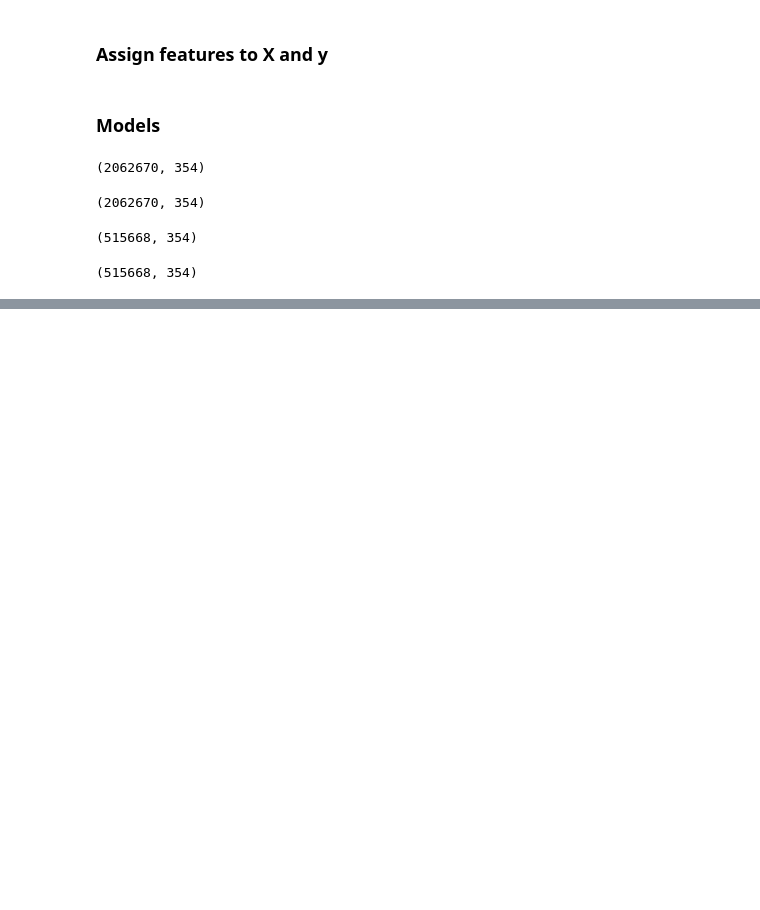
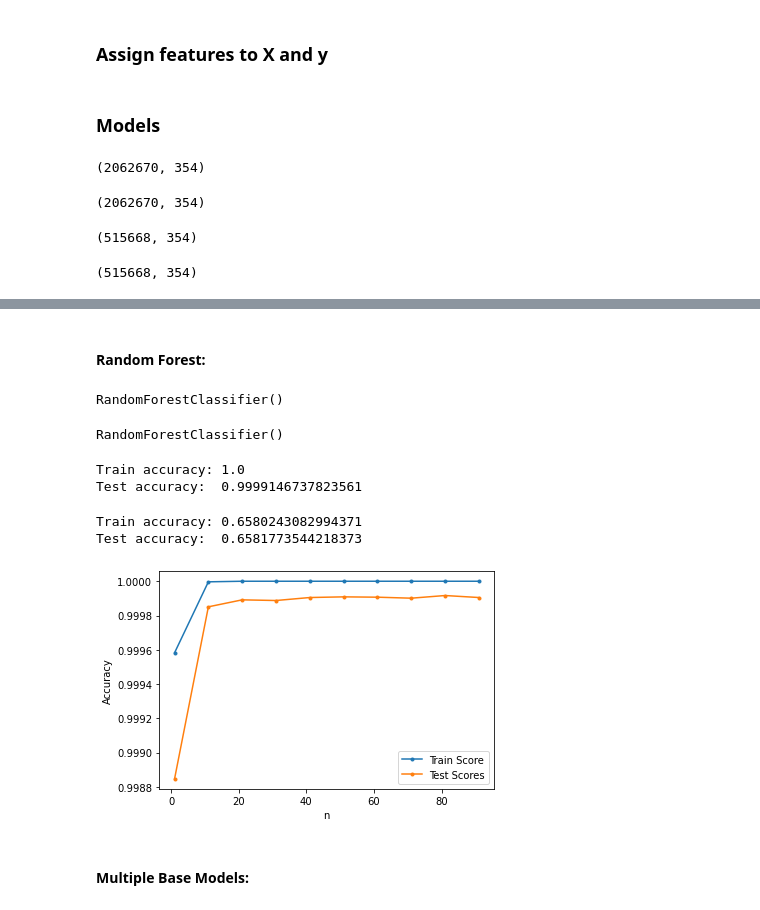
Before and after one commit to puneetsran/mastercard_fraud, a Jupyter notebook: mastercard_fraud.ipynb, the cells around one changed output, grey strips where cells are left out. Drawn from its saved outputs; the diff is of its cells as text; code cells hidden in the pictures; blank space fills up the shorter version.

```diff
--- a/mastercard_fraud.ipynb
+++ b/mastercard_fraud.ipynb
@@ -1178,0 +1190,12 @@ print(f"Test accuracy of min/max scaled data:  {nbmodel.score(X_test_norm_scaled
+# %% [markdown]
+#### Random Forest:
+# %%
+random_forest = RandomForestClassifier()
+random_forest.fit(X_train_norm_scaled, y_train)
+# %% [output]
+RandomForestClassifier()
+# %%
+random_forest_2 = RandomForestClassifier()
+random_forest_2.fit(X_train_scaled, y_train)
+# %% [output]
+RandomForestClassifier()
@@ -1178,0 +1204,36 @@ print(f"Test accuracy of min/max scaled data:  {nbmodel.score(X_test_norm_scaled
+# %%
+print(f"Train accuracy: {random_forest.score(X_train_norm_scaled, y_train)}")
+print(f"Test accuracy:  {random_forest.score(X_test_norm_scaled, y_test)}")
+# %% [output]
+Train accuracy: 1.0
+Test accuracy:  0.9999146737823561
+# %%
+print(f"Train accuracy: {random_forest.score(X_train_scaled, y_train)}")
+print(f"Test accuracy:  {random_forest.score(X_test_scaled, y_test)}")
+# %% [output]
+Train accuracy: 0.6580243082994371
+Test accuracy:  0.6581773544218373
+# %%
+test_scores = []
+train_scores = []
+
+n_range = range(1,100,10)
+
+for n in n_range:
+    rf = RandomForestClassifier(n_estimators=n)
+    rf.fit(X_train_scaled, y_train)
+
+    train_scores.append(rf.score(X_train_scaled,y_train))
+
+    test_scores.append(rf.score(X_test_scaled,y_test))
+# %%
+plt.figure()
+plt.plot(n_range, train_scores, label="Train Score",marker='.')
+plt.plot(n_range, test_scores, label="Test Scores",marker='.')
+# plt.xscale('log')
+plt.xlabel('n')
+plt.ylabel('Accuracy')
+plt.legend()
+plt.show()
+# %% [output]
+[figure, added]
@@ -1180,6 +1263,8 @@ print(f"Test accuracy of min/max scaled data:  {nbmodel.score(X_test_norm_scaled
 # Confusion matrix
 
 from sklearn.metrics import confusion_matrix, accuracy_score
+# %% [markdown]
+#### Multiple Base Models:
 # %%
 models = []
 
```
Also changed, not shown: parts of 38 cells of this notebook.
